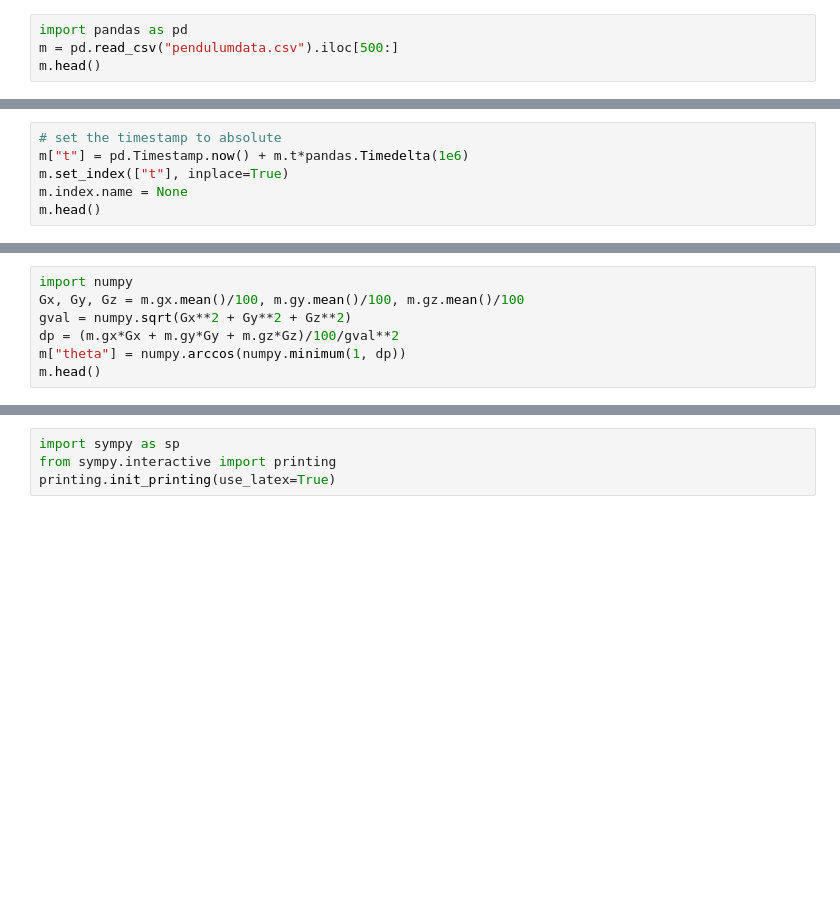
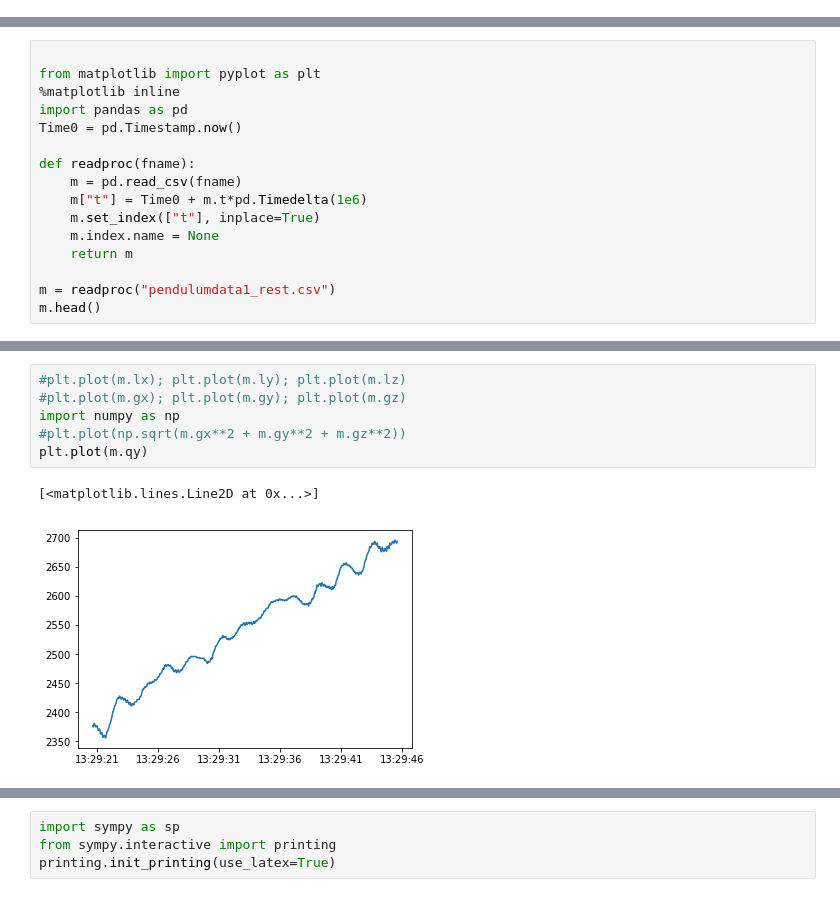
Before and after one commit to goatchurchprime/jupyter_micropython_developer_notebooks, a Jupyter notebook: pendulum_explorations/receive_udp.ipynb, the cells around one changed output, grey strips where cells are left out. Cells and saved outputs as stored; diff of their text form; blank space fills up the shorter version.

```diff
--- a/pendulum_explorations/receive_udp.ipynb
+++ b/pendulum_explorations/receive_udp.ipynb
@@ -90,4 +0,0 @@ open("pendulumdata.csv", "wb").write(b"".join(m))
-# %%
-import pandas as pd
-m = pd.read_csv("pendulumdata.csv").iloc[500:]
-m.head()
@@ -101,6 +0,0 @@ m.head()
-# %%
-# set the timestamp to absolute
-m["t"] = pd.Timestamp.now() + m.t*pandas.Timedelta(1e6)
-m.set_index(["t"], inplace=True)
-m.index.name = None
-m.head()
@@ -155,7 +0,0 @@ plt.plot(R10, R22)
-# %%
-import numpy
-Gx, Gy, Gz = m.gx.mean()/100, m.gy.mean()/100, m.gz.mean()/100
-gval = numpy.sqrt(Gx**2 + Gy**2 + Gz**2)
-dp = (m.gx*Gx + m.gy*Gy + m.gz*Gz)/100/gval**2
-m["theta"] = numpy.arccos(numpy.minimum(1, dp))
-m.head()
@@ -187,0 +91,16 @@ Length: 969, dtype: float64
+# %%
+
+from matplotlib import pyplot as plt
+%matplotlib inline
+import pandas as pd
+Time0 = pd.Timestamp.now()
+
+def readproc(fname):
+    m = pd.read_csv(fname)
+    m["t"] = Time0 + m.t*pd.Timedelta(1e6)
+    m.set_index(["t"], inplace=True)
+    m.index.name = None
+    return m
+
+m = readproc("pendulumdata1_rest.csv")
+m.head()
@@ -187,0 +136,9 @@ Length: 969, dtype: float64
+# %%
+#plt.plot(m.lx); plt.plot(m.ly); plt.plot(m.lz)
+#plt.plot(m.gx); plt.plot(m.gy); plt.plot(m.gz)
+import numpy as np
+#plt.plot(np.sqrt(m.gx**2 + m.gy**2 + m.gz**2))
+plt.plot(m.qy)
+# %% [output]
+[<matplotlib.lines.Line2D at 0x...>]
+[figure, added]
```
Also changed, not shown: parts of 48 cells of this notebook, 28 other files.
